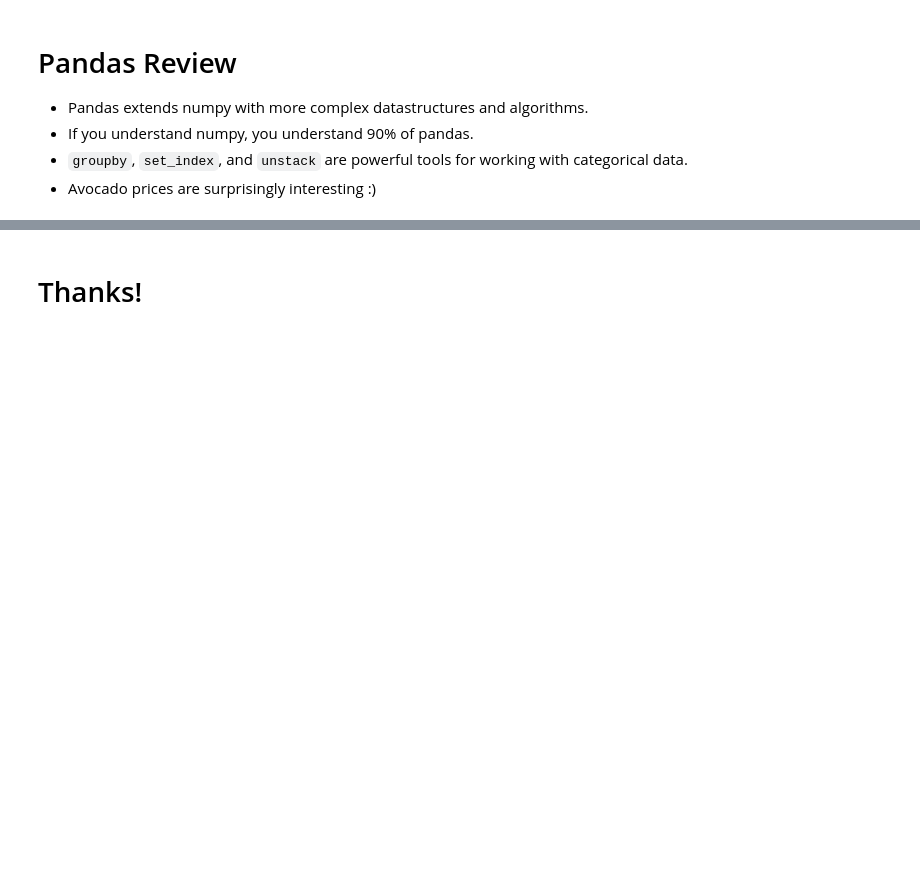
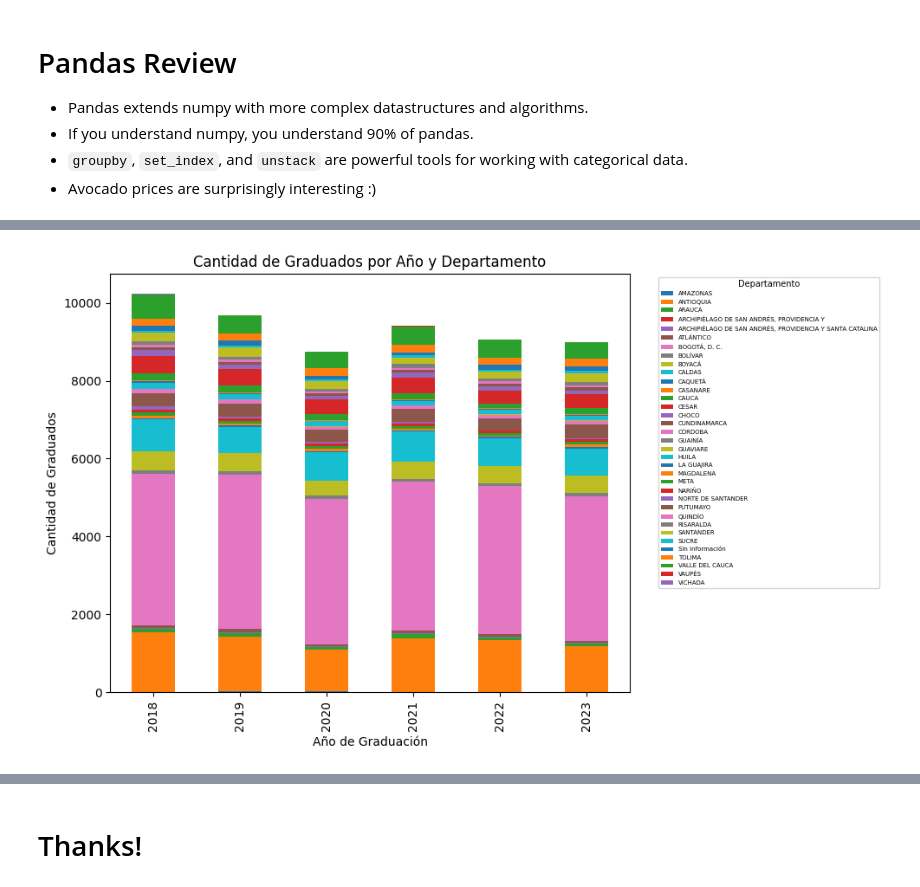
Before and after one commit to Jumoyaa74/MetNumUN2024II, a Jupyter notebook: Lab2/jumoyaa_Lab2.ipynb, the cells around one changed output, grey strips where cells are left out. Cells and saved outputs as stored; diff of their text form; code cells hidden in the pictures; blank space fills up the shorter version.

```diff
--- a/Lab2/jumoyaa_Lab2.ipynb
+++ b/Lab2/jumoyaa_Lab2.ipynb
@@ -1670,0 +1723,9 @@ ax.set_xticklabels(ax.get_xticklabels(), rotation=45);
+# %%
+import requests as rqs
+import pandas as pd
+import matplotlib.pyplot as plt
+
+df = pd.read_csv('Estudiantes_Graduados_UNAL_20241113.csv')
+
+dataframe = pd.DataFrame(df)
+dataframe.tail()
@@ -1670,0 +1748,7 @@ ax.set_xticklabels(ax.get_xticklabels(), rotation=45);
+# %%
+conteo_departamentos = dataframe.groupby(['YEAR', 'DEP_NAC']).size().unstack(fill_value=0)
+
+print(conteo_departamentos)
+
+#conteo_departamentos.plot(kind='bar', stacked=True, figsize=(10, 6))
+#plt.tight_layout()
@@ -1670,0 +1773,11 @@ ax.set_xticklabels(ax.get_xticklabels(), rotation=45);
+# %%
+conteo_departamentos.plot(kind='bar', stacked=True, figsize=(10, 6))
+
+plt.xlabel('Año de Graduación')
+plt.ylabel('Cantidad de Graduados')
+plt.title('Cantidad de Graduados por Año y Departamento')
+plt.legend(title='Departamento', bbox_to_anchor=(1.05, 1), loc='upper left',fontsize= 5, title_fontsize=7)
+plt.tight_layout()
+plt.show()
+# %% [output]
+[figure, added]
```
Also changed, not shown: parts of 14 cells of this notebook.
